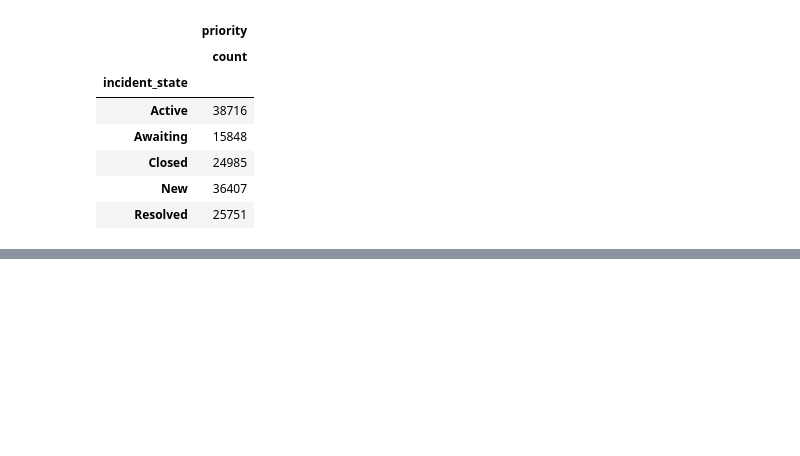
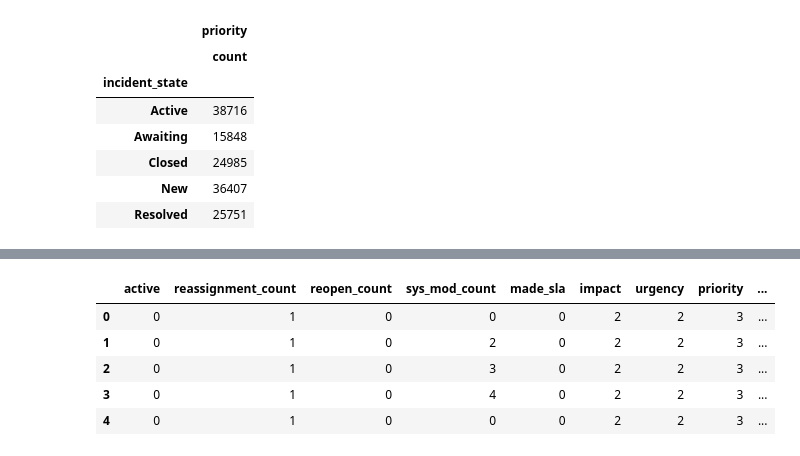
Before and after one commit to akhilNair/Accident_Severity_Prediction, a Jupyter notebook: Incident_Management.ipynb, the cells around one changed output, grey strips where cells are left out. Saved outputs shown, nothing was run; the diff lists cells and outputs as text; code cells hidden in the pictures; blank space fills up the shorter version.

```diff
--- a/Incident_Management.ipynb
+++ b/Incident_Management.ipynb
@@ -163,0 +174,9 @@ KeyError: 'assignment_group'
+# %%
+df.head()
+# %% [output]
+|  | active | reassignment_count | reopen_count | sys_mod_count | made_sla | impact | urgency | priority | ... |
+| 0 | 0 | 1 | 0 | 0 | 0 | 2 | 2 | 3 | ... |
+| 1 | 0 | 1 | 0 | 2 | 0 | 2 | 2 | 3 | ... |
+| 2 | 0 | 1 | 0 | 3 | 0 | 2 | 2 | 3 | ... |
+| 3 | 0 | 1 | 0 | 4 | 0 | 2 | 2 | 3 | ... |
+| 4 | 0 | 1 | 0 | 0 | 0 | 2 | 2 | 3 | ... |
```
Also changed, not shown: parts of 7 cells of this notebook.
